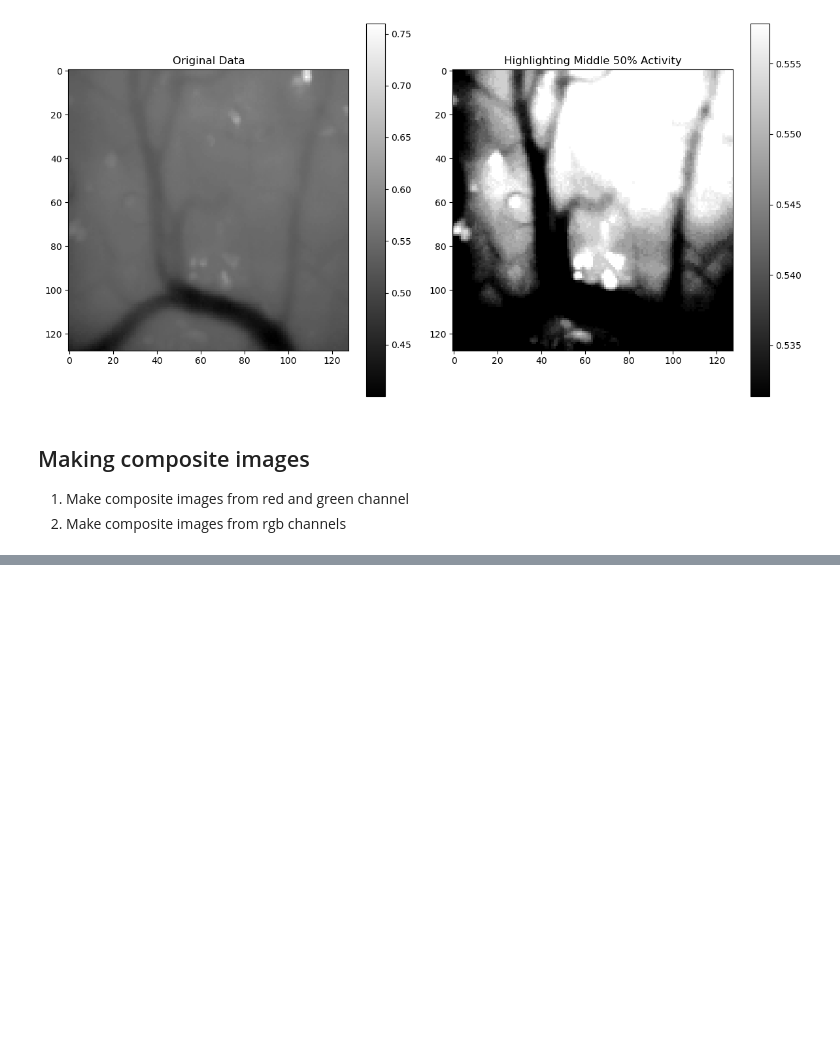
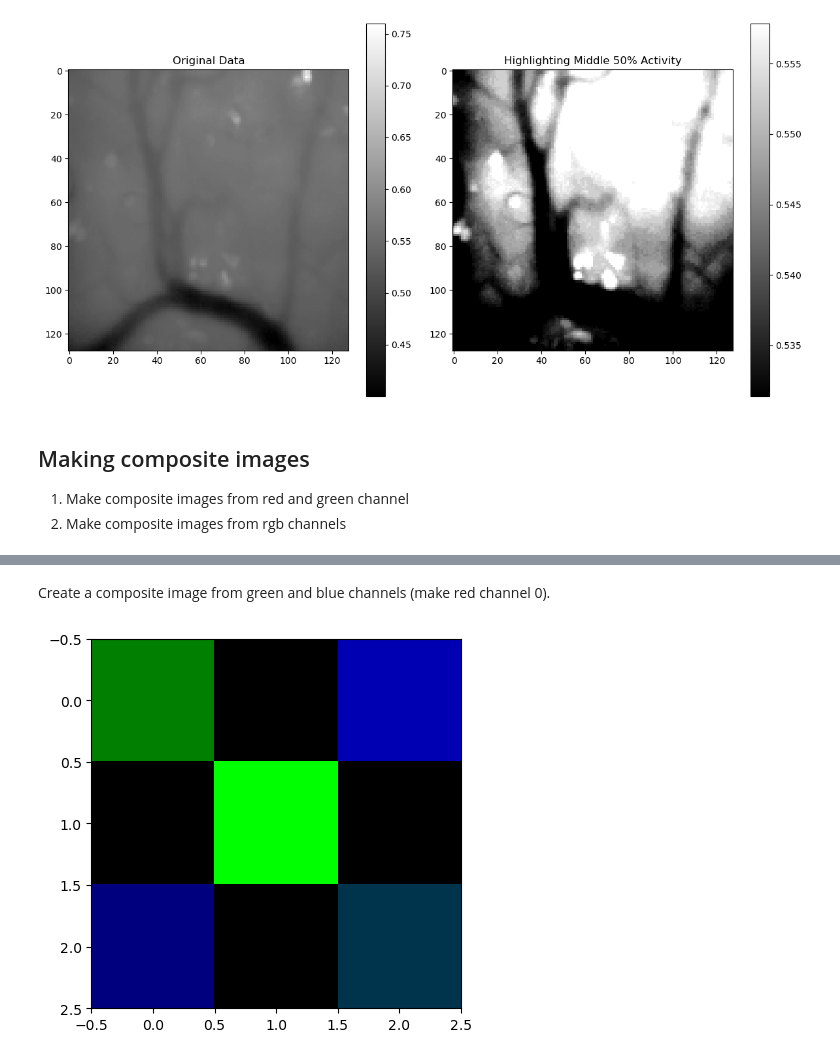
Before and after one commit to ibehave-ibots/Intro-To-Calcium-Imaging-Analysis, a Jupyter notebook: day1/1 Introduction to Numpy for Image Processing.ipynb, the cells around one changed output, grey strips where cells are left out. Cells and saved outputs as stored; diff of their text form; code cells hidden in the pictures; blank space fills up the shorter version.

```diff
--- a/day1/1 Introduction to Numpy for Image Processing.ipynb
+++ b/day1/1 Introduction to Numpy for Image Processing.ipynb
@@ -354,3 +354,21 @@ plt.tight_layout()
 
 1. Make composite images from red and green channel
 2. Make composite images from rgb channels
+# %%
+red_channel = np.array([
+    [0., 0., 0.],
+    [0., 1., 0.],
+    [0., 0., 0.1]
+])
+
+green_channel = np.array([
+    [0.5, 0., 0.],
+    [0., 1., 0.],
+    [0., 0., 0.2]
+])
+
+blue_channel = np.array([
+    [0., 0., 0.7],
+    [0., 0., 0.],
+    [0.5, 0., 0.3]
+])
@@ -360,0 +383,7 @@ plt.show()
+# %% [markdown]
+Create a composite image from green and blue channels (make red channel 0).
+# %%
+combined_image = np.stack((np.zeros_like(red_channel), green_channel, blue_channel), axis=2)
+plt.imshow(combined_image);
+# %% [output]
+[figure, added]
```
Also changed, not shown: parts of 15 cells of this notebook.
